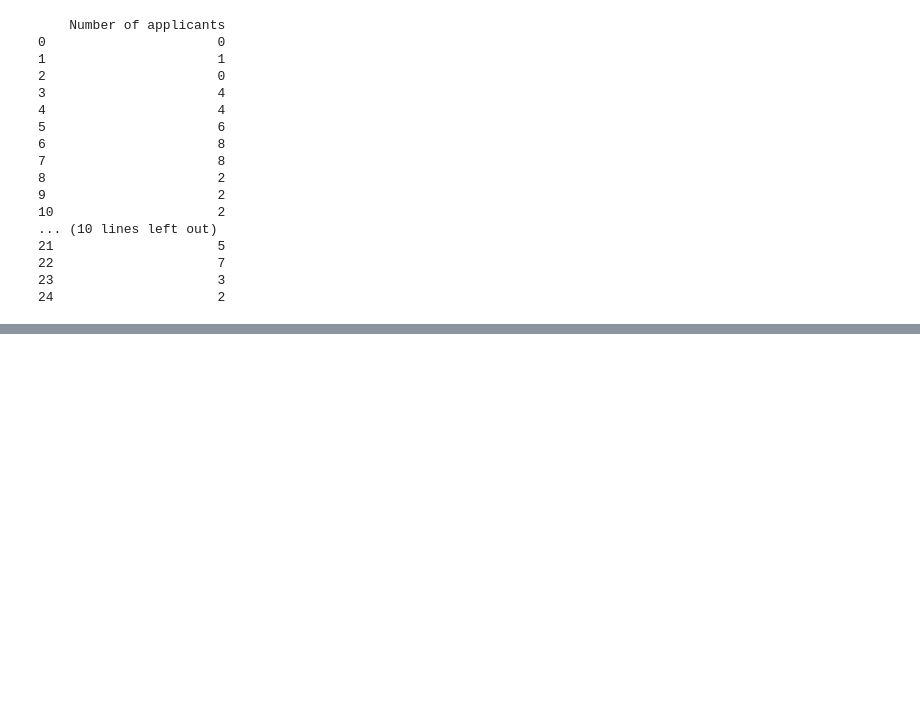
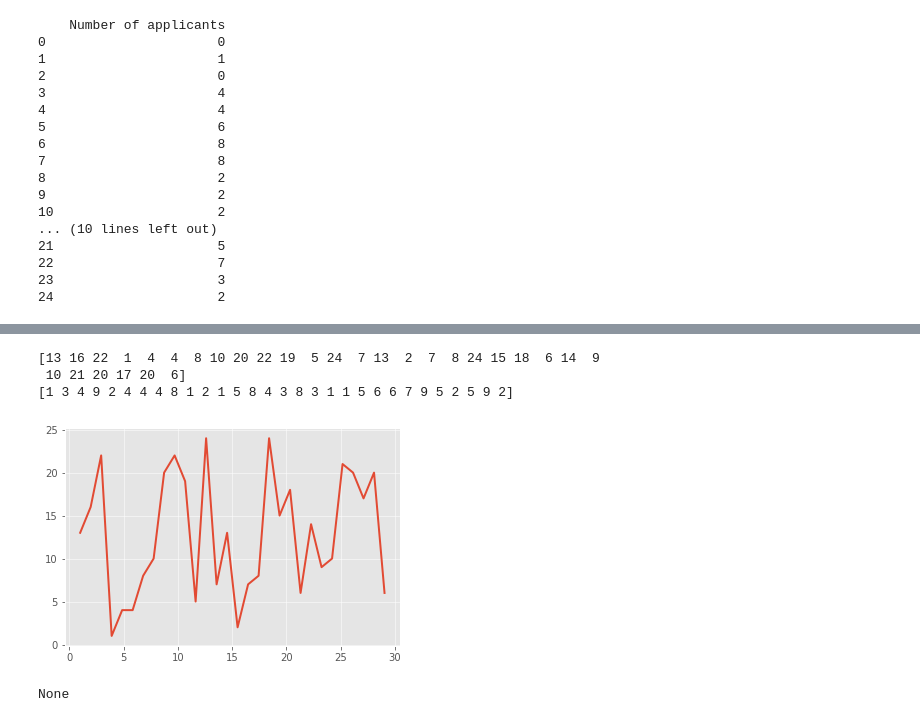
Before and after one commit to Ainara12/Fundamentals-DataAnalysis-tasks, a Jupyter notebook: Playing with synthetic data creation.ipynb, the cells around one changed output, grey strips where cells are left out. Saved outputs shown, nothing was run; the diff lists cells and outputs as text; code cells hidden in the pictures; blank space fills up the shorter version.

```diff
--- a/Playing with synthetic data creation.ipynb
+++ b/Playing with synthetic data creation.ipynb
@@ -107,0 +119,48 @@ print(df)
+# %%
+#I firt import the modules needed and I create my variables:
+
+
+import numpy as np
+import pandas as pd
+import random
+import matplotlib.pyplot as plt
+import seaborn as sns
+
+#Creating Synthetic data
+np.random.seed(0)
+
+a=np.random.randint(1,25,30)#number of observations for applied women group
+b=np.random.randint(1,10,30)#number of observations for women accepted in the job
+
+print(a)
+print(b)
+# %% [output]
+[13 16 22  1  4  4  8 10 20 22 19  5 24  7 13  2  7  8 24 15 18  6 14  9
+ 10 21 20 17 20  6]
+[1 3 4 9 2 4 4 4 8 1 2 1 5 8 4 3 8 3 1 1 5 6 6 7 9 5 2 5 9 2]
+# %%
+
+#Plotting this data
+
+
+x=np.linspace( 1,30,num=30,endpoint=False)
+y=a
+
+
+plt.style.use('ggplot')
+
+plt.plot(x, y)
+
+plt.show()
+# %% [output]
+[figure, added]
+# %%
+#Using shuffle to modify 'a'and 'b'
+
+
+a_s=np.random.shuffle(a)
+
+
+print(a_s)
+# %% [output]
+None
```
Also changed, not shown: parts of 7 cells of this notebook, 1 other file.
